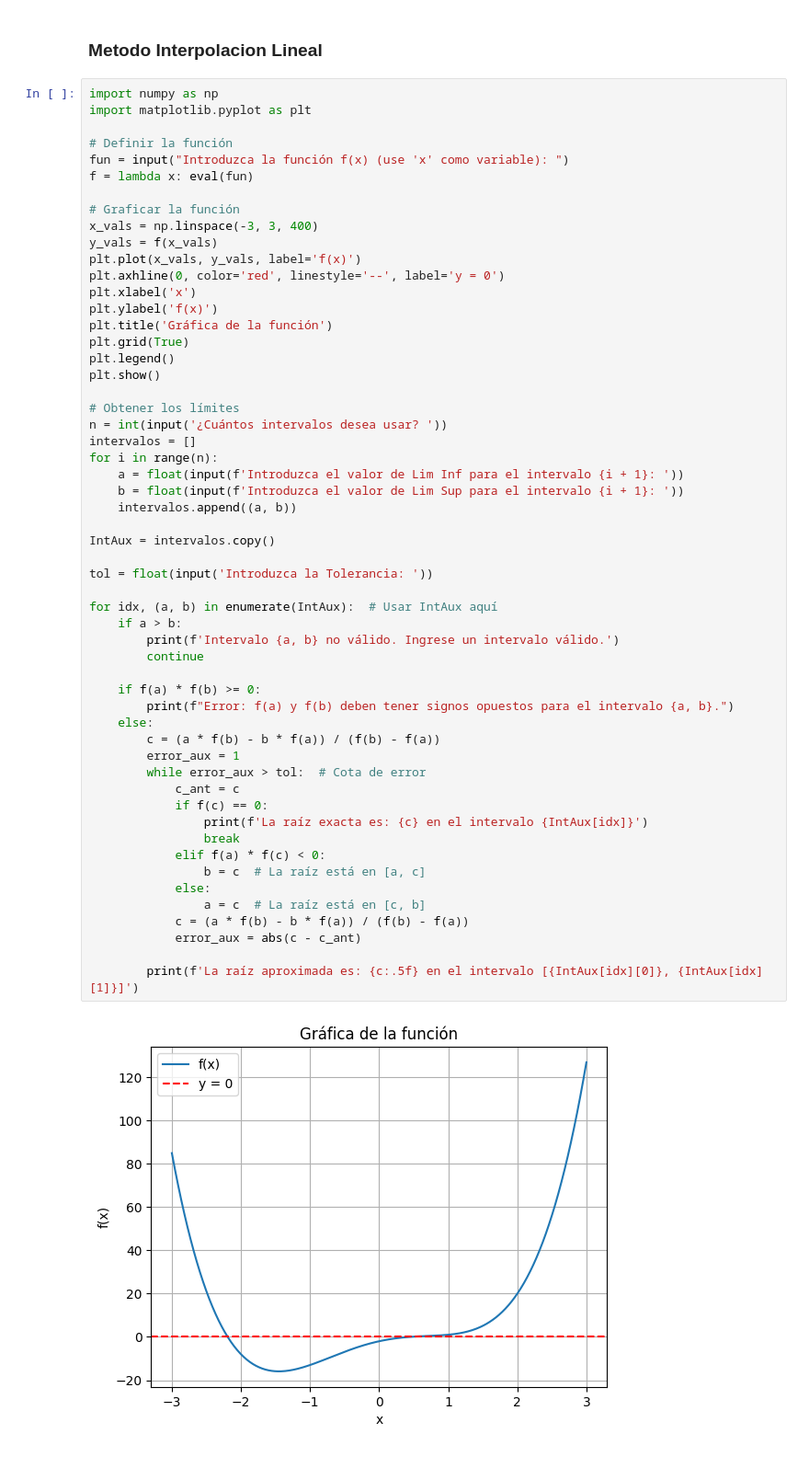
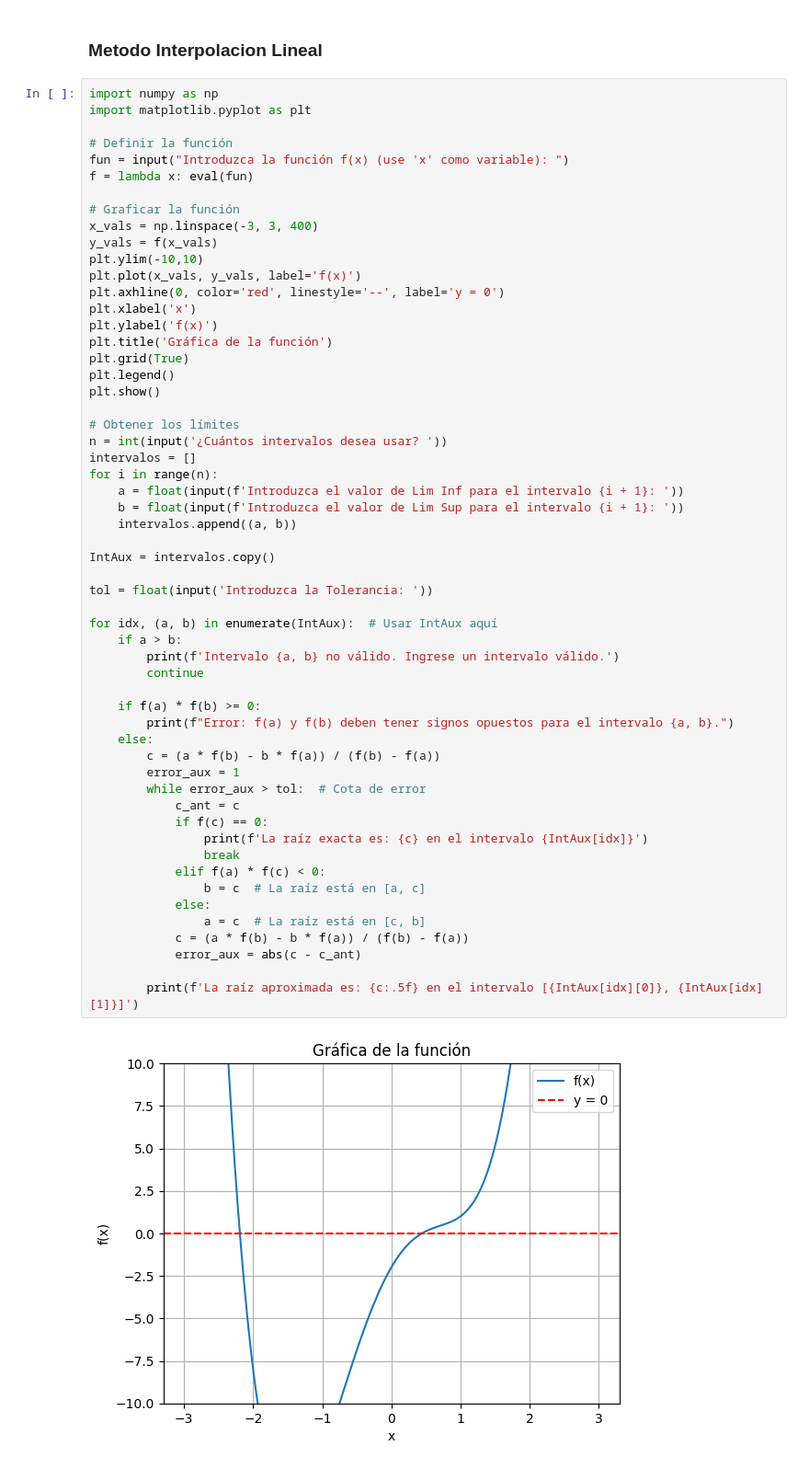
Before and after one commit to kapicida/MENU24, a Jupyter notebook: TP3/TP3_Raices.ipynb, the cells around one changed output. Shown at 92% size. Drawn from its saved outputs; the diff is of its cells as text.

```diff
--- a/TP3/TP3_Raices.ipynb
+++ b/TP3/TP3_Raices.ipynb
@@ -191,6 +191,7 @@ f = lambda x: eval(fun)
 # Graficar la función
 x_vals = np.linspace(-3, 3, 400)
 y_vals = f(x_vals)
+plt.ylim(-10,10)
 plt.plot(x_vals, y_vals, label='f(x)')
 plt.axhline(0, color='red', linestyle='--', label='y = 0')
 plt.xlabel('x')
@@ -209,31 +210,31 @@ for i in range(n):
     intervalos.append((a, b))
 
 IntAux = intervalos.copy()
 
 tol = float(input('Introduzca la Tolerancia: '))
 
 for idx, (a, b) in enumerate(IntAux):  # Usar IntAux aquí
     if a > b:
         print(f'Intervalo {a, b} no válido. Ingrese un intervalo válido.')
         continue
 
     if f(a) * f(b) >= 0:
         print(f"Error: f(a) y f(b) deben tener signos opuestos para el intervalo {a, b}.")
     else:
         c = (a * f(b) - b * f(a)) / (f(b) - f(a))
         error_aux = 1
         while error_aux > tol:  # Cota de error
             c_ant = c
             if f(c) == 0:
                 print(f'La raíz exacta es: {c} en el intervalo {IntAux[idx]}')
                 break
             elif f(a) * f(c) < 0:
                 b = c  # La raíz está en [a, c]
             else:
                 a = c  # La raíz está en [c, b]
             c = (a * f(b) - b * f(a)) / (f(b) - f(a))
             error_aux = abs(c - c_ant)
 
         print(f'La raíz aproximada es: {c:.5f} en el intervalo [{IntAux[idx][0]}, {IntAux[idx][1]}]')
 # %% [output]
-[figure, old version]
+[figure, new version]
```
Also changed, not shown: parts of 1 cell of this notebook.
